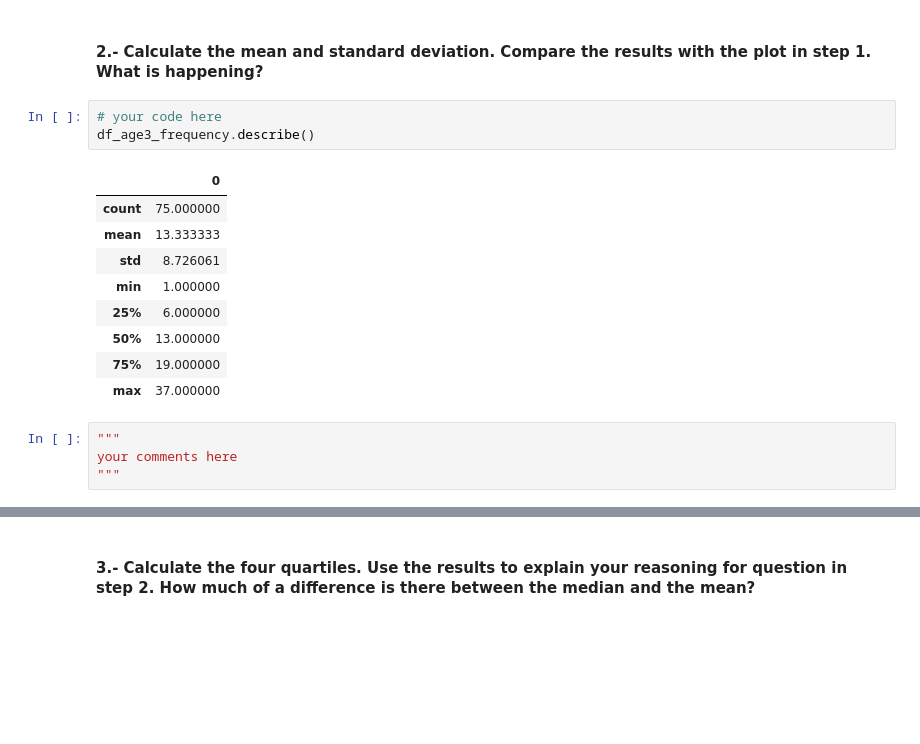
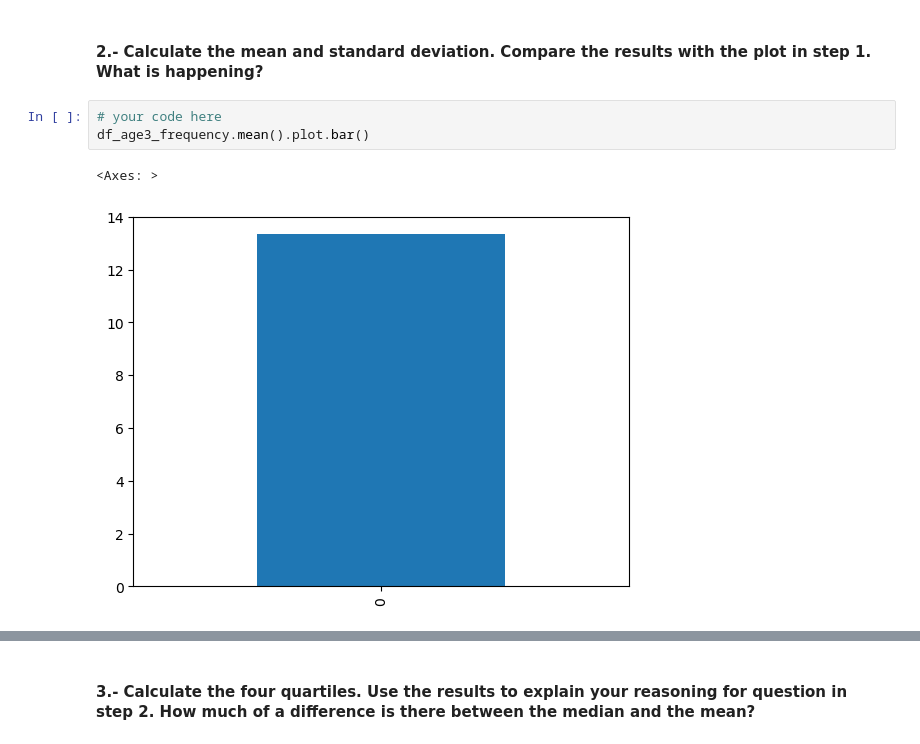
Before and after one commit to capyami/dataptmad0223_labs, a Jupyter notebook: module-2/understanding-descriptive-stats/your-code/main.ipynb, the cells around one changed output, grey strips where cells are left out. Cells and saved outputs as stored; diff of their text form; blank space fills up the shorter version.

```diff
--- a/module-2/understanding-descriptive-stats/your-code/main.ipynb
+++ b/module-2/understanding-descriptive-stats/your-code/main.ipynb
@@ -292,18 +339,7 @@ df_age3_frequency.plot.bar()
 #### 2.- Calculate the mean and standard deviation. Compare the results with the plot in step 1. What is happening?
 # %%
 # your code here
-df_age3_frequency.describe()
+df_age3_frequency.mean().plot.bar()
 # %% [output]
-|  | 0 |
-| count | 75.000000 |
-| mean | 13.333333 |
-| std | 8.726061 |
-| min | 1.000000 |
-| 25% | 6.000000 |
-| 50% | 13.000000 |
-| 75% | 19.000000 |
-| max | 37.000000 |
+<Axes: >
+[figure, added]
-# %%
-"""
-your comments here
-"""
```
Also changed, not shown: parts of 32 cells of this notebook.
